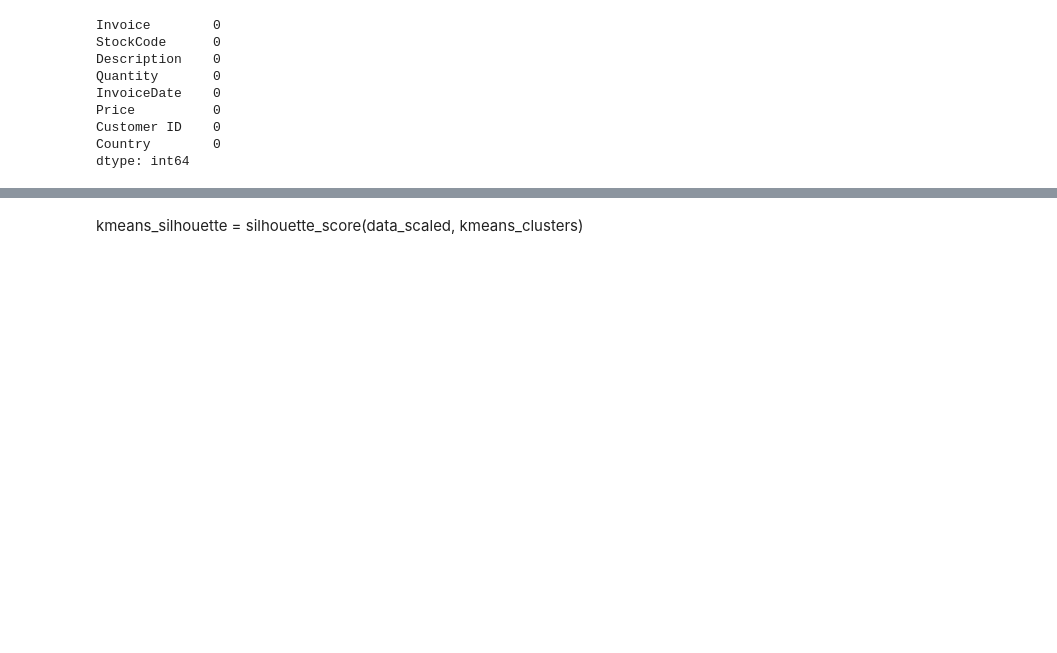
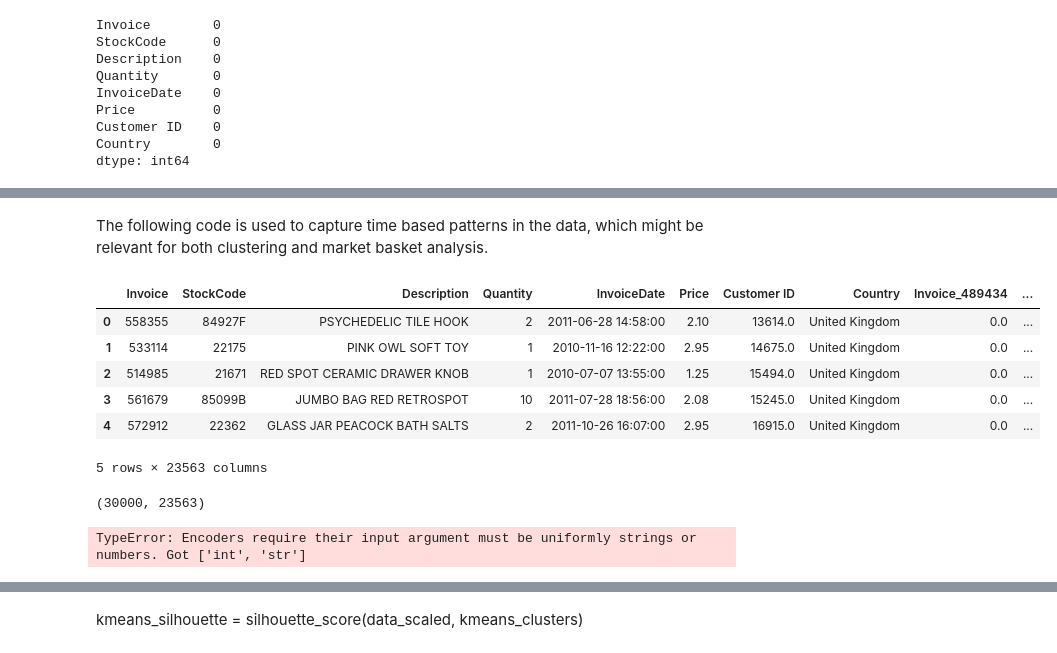
Before and after one commit to ashammar1/ML-for-Business, a Jupyter notebook: Alaa-Shammary-CA1-ML for Business.ipynb, the cells around one changed output, grey strips where cells are left out. Cells and saved outputs as stored; diff of their text form; code cells hidden in the pictures; blank space fills up the shorter version.

```diff
--- a/Alaa-Shammary-CA1-ML for Business.ipynb
+++ b/Alaa-Shammary-CA1-ML for Business.ipynb
@@ -222,0 +252,29 @@ memory usage: 5.3+ MB
+# %% [markdown]
+The following code is used to capture time based patterns in the data, which might be relevant for both clustering and market basket analysis.
+# %%
+columns_encode = ["Invoice", "StockCode", "Description", "Country"]
+random_data_df[columns_encode] = random_data_df[columns_encode].astype(str)
+
+one_hot_encoder = OneHotEncoder(sparse=False, handle_unknown='ignore')
+encoded_data = one_hot_encoder.fit_transform(random_data_df[columns_encode])
+# %%
+encoded_columns = pd.DataFrame(encoded_data, columns=one_hot_encoder.get_feature_names_out(columns_encode))
+# %%
+random_data_df.reset_index(drop=True, inplace=True)
+encoded_columns.reset_index(drop=True, inplace=True)
+# %%
+random_data_df_encoded = pd.concat([random_data_df, encoded_columns], axis=1)
+# %%
+random_data_df_encoded.head()
+# %% [output]
+|  | Invoice | StockCode | Description | Quantity | InvoiceDate | Price | Customer ID | Country | Invoice_489434 | ... |
+| 0 | 558355 | 84927F | PSYCHEDELIC TILE HOOK | 2 | 2011-06-28 14:58:00 | 2.10 | 13614.0 | United Kingdom | 0.0 | ... |
+| 1 | 533114 | 22175 | PINK OWL SOFT TOY | 1 | 2010-11-16 12:22:00 | 2.95 | 14675.0 | United Kingdom | 0.0 | ... |
+| 2 | 514985 | 21671 | RED SPOT CERAMIC DRAWER KNOB | 1 | 2010-07-07 13:55:00 | 1.25 | 15494.0 | United Kingdom | 0.0 | ... |
+| 3 | 561679 | 85099B | JUMBO BAG RED RETROSPOT | 10 | 2011-07-28 18:56:00 | 2.08 | 15245.0 | United Kingdom | 0.0 | ... |
+| 4 | 572912 | 22362 | GLASS JAR PEACOCK BATH SALTS | 2 | 2011-10-26 16:07:00 | 2.95 | 16915.0 | United Kingdom | 0.0 | ... |
+5 rows × 23563 columns
+# %%
+random_data_df_encoded.shape
+# %% [output]
+(30000, 23563)
@@ -222,0 +290,7 @@ memory usage: 5.3+ MB
+# %%
+label_encoder = LabelEncoder()
+for col in ['Invoice', 'StockCode', 'Description', 'Country']:
+    if data_df[col].dtype == 'object':
+        data_df[col] = label_encoder.fit_transform(data_df[col])
+# %% [output]
+TypeError: Encoders require their input argument must be uniformly strings or numbers. Got ['int', 'str']
```
Also changed, not shown: parts of 64 cells of this notebook.
